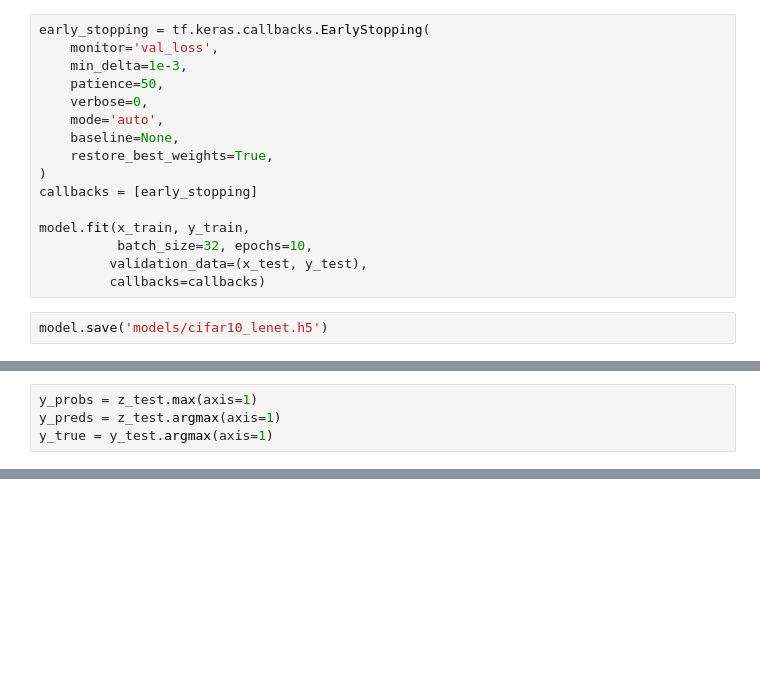
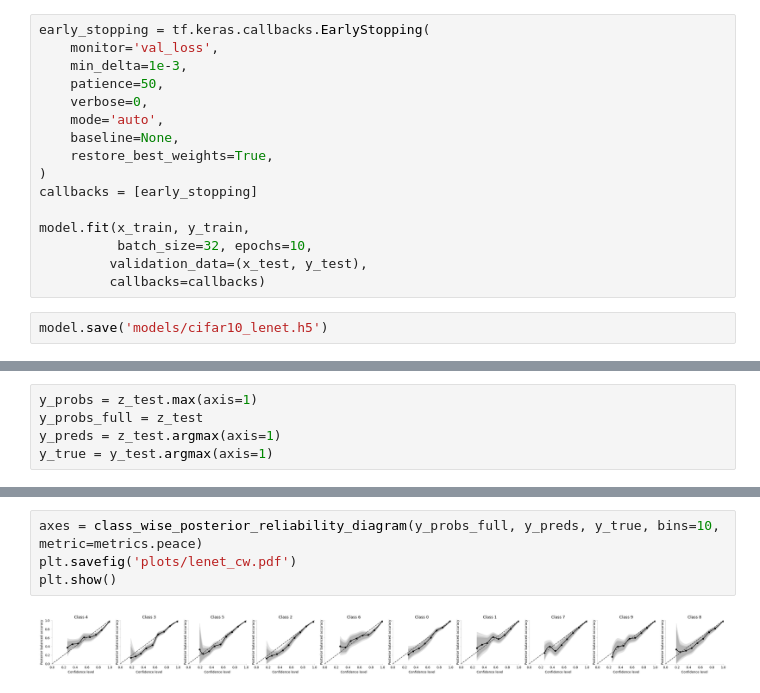
Before and after one commit to MaximLippeveld/riverreliability, a Jupyter notebook: experiments/cifar10_lenet.ipynb, the cells around one changed output, grey strips where cells are left out. Cells and saved outputs as stored; diff of their text form; blank space fills up the shorter version.

```diff
--- a/experiments/cifar10_lenet.ipynb
+++ b/experiments/cifar10_lenet.ipynb
@@ -53,5 +53,6 @@ z_test = model.predict(x_test, batch_size=128, verbose=1)
 # %%
 y_probs = z_test.max(axis=1)
+y_probs_full = z_test
 y_preds = z_test.argmax(axis=1)
 y_true = y_test.argmax(axis=1)
 # %%
@@ -71,0 +88,6 @@ plt.show()
+# %%
+axes = class_wise_posterior_reliability_diagram(y_probs_full, y_preds, y_true, bins=10, metric=metrics.peace)
+plt.savefig('plots/lenet_cw.pdf')
+plt.show()
+# %% [output]
+[figure, added]
```
Also changed, not shown: parts of 5 cells of this notebook, 1 other file.
